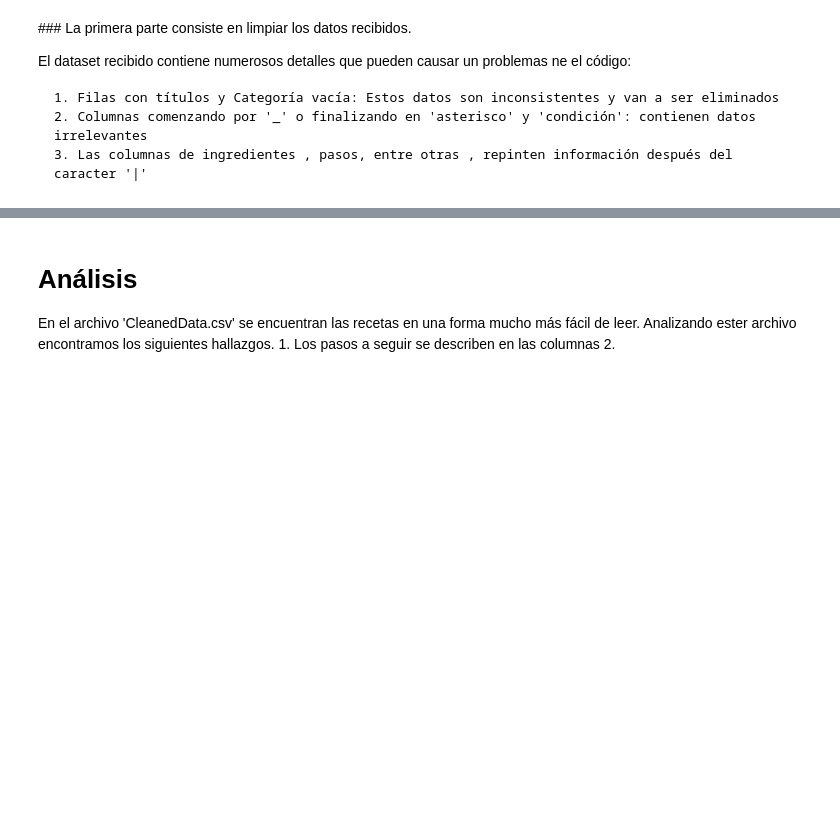
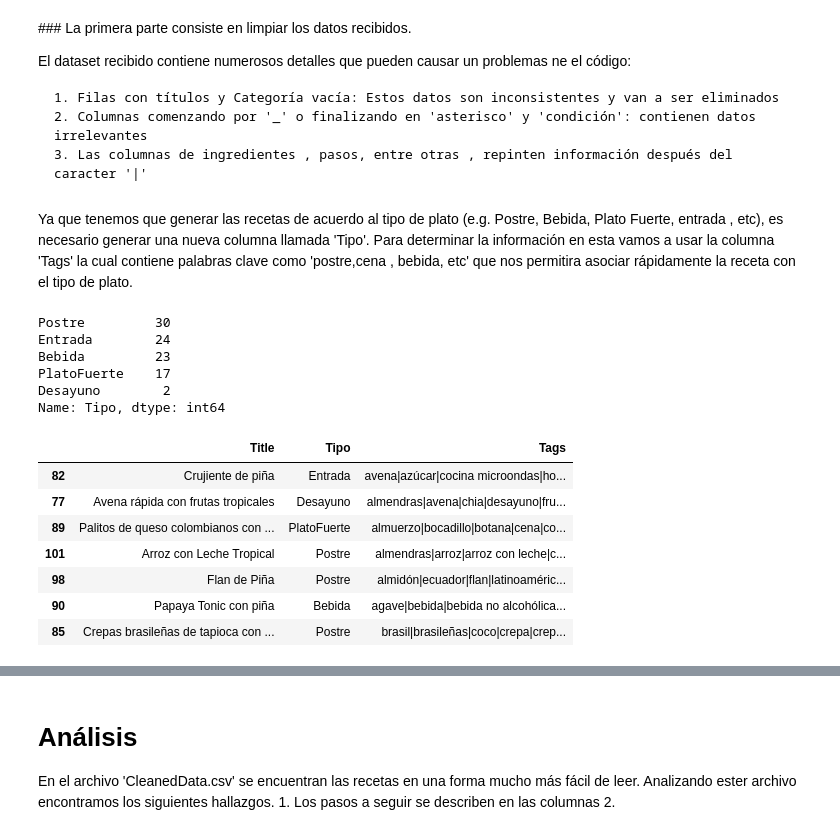
Before and after one commit to cifu9502/Recepies, a Jupyter notebook: Recetas.ipynb, the cells around one changed output, grey strips where cells are left out. Drawn from its saved outputs; the diff is of its cells as text; code cells hidden in the pictures; blank space fills up the shorter version.

```diff
--- a/Recetas.ipynb
+++ b/Recetas.ipynb
@@ -120,6 +124,59 @@ def replaceValues(df, x):
 df = pd.read_csv('Recetas.csv', delimiter = ';')
 df[{'Title','Categories'}].loc[df.Categories == 'Recetas'].count()
 df = cleanData(df)
+# %% [markdown]
+Ya que tenemos que generar las recetas de acuerdo al tipo de plato (e.g. Postre, Bebida, Plato Fuerte, entrada , etc), es necesario generar una nueva columna llamada 'Tipo'. Para determinar la información en esta vamos a usar la columna 'Tags' la cual contiene palabras clave como 'postre,cena , bebida, etc' que nos permitira asociar rápidamente la receta con el tipo de plato.
+# %%
+def definirTipo(df):
+    df['Tags']  = df.Tags.str.lower()
+    #Definir tipo de acuerdo a la aparicion de palabras claves en los TAGS
+    df['Tipo'] = ''
+
+    df.loc[df.Tags.str.contains(pat = 'desayuno'), 'Tipo' ] = 'Desayuno'
+
+    df.loc[ df.Tags.str.contains(pat = 'postre'), 'Tipo' ] = 'Postre'
+    df.loc[ df.Tags.str.contains(pat = 'dulce'), 'Tipo' ] = 'Postre'
+    df.loc[ df.Tags.str.contains(pat = 'helado'), 'Tipo' ] = 'Postre'
+    df.loc[ df.Tags.str.contains(pat = 'torta'), 'Tipo' ] = 'Postre'
+    df.loc[ df.Tags.str.contains(pat = 'cheesecake'), 'Tipo' ] = 'Postre'
+    df.loc[ df.Tags.str.contains(pat = 'glasé'), 'Tipo' ] = 'Postre'
+    df.loc[ df.Tags.str.contains(pat = 'chocolate'), 'Tipo' ] = 'Postre'
+
+
+    df.loc[ df.Tags.str.contains(pat = 'cena'), 'Tipo' ] = 'PlatoFuerte'
+    df.loc[df.Tags.str.contains(pat = 'almuerzo'), 'Tipo' ] = 'PlatoFuerte'
+    df.loc[df.Tags.str.contains(pat = 'tacos'), 'Tipo' ] = 'PlatoFuerte'
+
+
+    df.loc[df.Tags.str.contains(pat = 'aperitivos'), 'Tipo' ] = 'Entrada'
+    df.loc[df.Tags.str.contains(pat = 'acompañamiento'), 'Tipo' ] = 'Entrada'
+    df.loc[df.Tags.str.contains(pat = 'tostada'), 'Tipo' ] = 'Entrada'
+
+    df.loc[df.Tags.str.contains(pat = 'bebida'), 'Tipo' ] = 'Bebida'
+    df.loc[df.Tags.str.contains(pat = 'cóctel'), 'Tipo' ] = 'Bebida'
+
+
+    #If empty , it is likely to be an entry
+    df.loc[df.Tipo == '', 'Tipo' ] = 'Entrada'
+    return df
+df = definirTipo(df)
+print(df['Tipo'].value_counts())
+df[['Title','Tipo','Tags']].sample(7)
+# %% [output]
+Postre         30
+Entrada        24
+Bebida         23
+PlatoFuerte    17
+Desayuno        2
+Name: Tipo, dtype: int64
+|  | Title | Tipo | Tags |
+| 82 | Crujiente de piña | Entrada | avena|azúcar|cocina microondas|ho... |
+| 77 | Avena rápida con frutas tropicales | Desayuno | almendras|avena|chia|desayuno|fru... |
+| 89 | Palitos de queso colombianos con ... | PlatoFuerte | almuerzo|bocadillo|botana|cena|co... |
+| 101 | Arroz con Leche Tropical | Postre | almendras|arroz|arroz con leche|c... |
+| 98 | Flan de Piña | Postre | almidón|ecuador|flan|latinoaméric... |
+| 90 | Papaya Tonic con piña | Bebida | agave|bebida|bebida no alcohólica... |
+| 85 | Crepas brasileñas de tapioca con ... | Postre | brasil|brasileñas|coco|crepa|crep... |
 # %% [markdown]
 Gracias a una limpieza efectiva del archivo, hemos encontrado que los datos más relevantes se encuentran en las columnas
 1. Title
```
Also changed, not shown: parts of 37 cells of this notebook, 2 other files.
